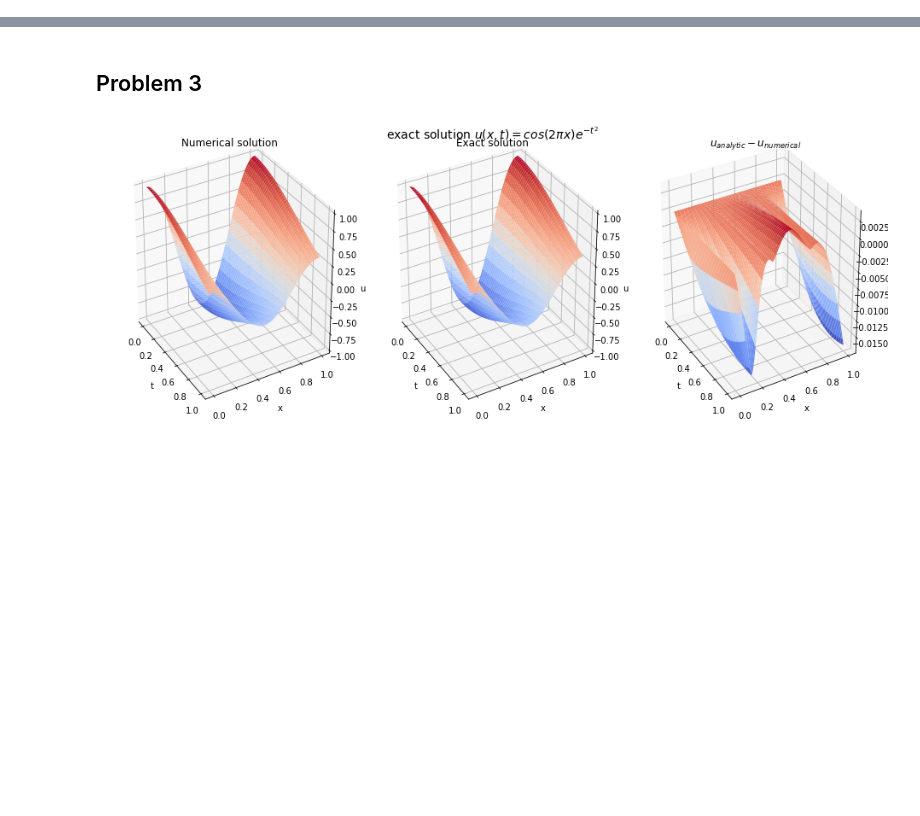
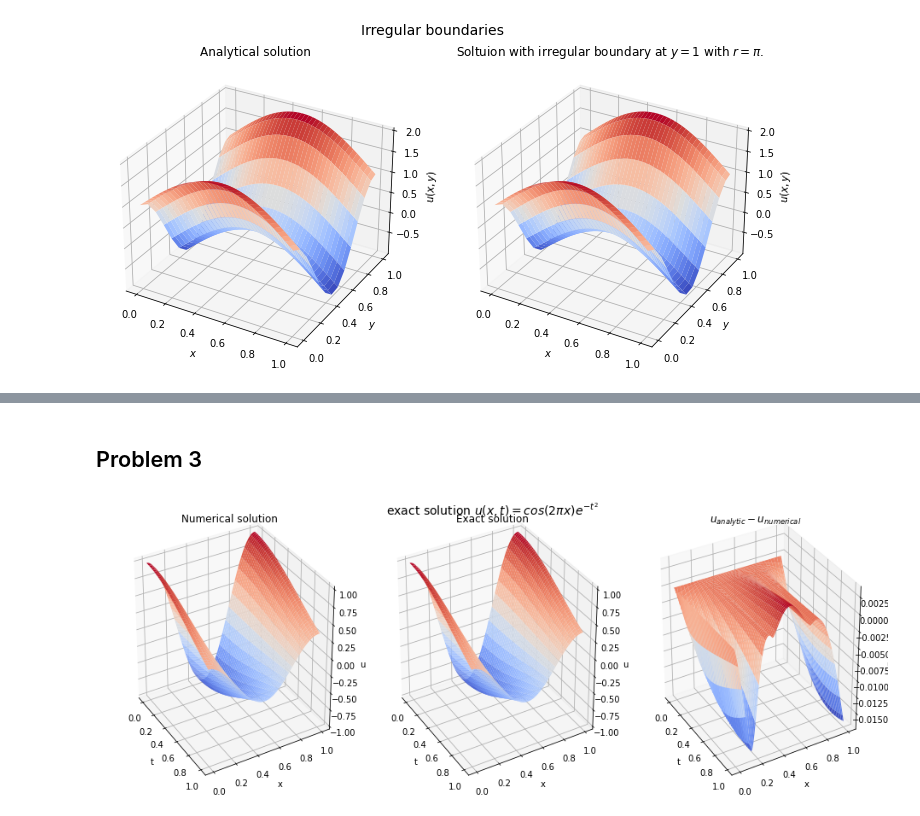
Before and after one commit to ulrikunneberg/numdiffprosj2, a Jupyter notebook: Hele prosjektet.ipynb, the cells around one changed output, grey strips where cells are left out. Saved outputs shown, nothing was run; the diff lists cells and outputs as text; code cells hidden in the pictures; blank space fills up the shorter version.

```diff
--- a/Hele prosjektet.ipynb
+++ b/Hele prosjektet.ipynb
@@ -8,0 +254,21 @@ from mpl_toolkits.mplot3d import Axes3D
+# %%
+xx1, yy1, U_1d1 = solve_Fourier_1d(h_heat_prob1c, g_func_prob1c, a=1, r=np.pi, M=40)
+#xx2, yy2, U_1d2 = solve_Fourier_1d(h_heat_prob1c, g_func_prob1c, a=1, r=np.sqrt(2), M=100)
+
+U_1d_analytical = np.sin(np.pi*xx1) + np.cos(2*np.pi*yy1)
+
+fig, ax = plt.subplots(nrows=1, ncols=2, figsize=(10, 5), subplot_kw={"projection": "3d"})
+ax[0].plot_surface(xx1, yy1, U_1d_analytical , cmap=cm.coolwarm)
+ax[1].plot_surface(xx1, yy1,U_1d1 , cmap=cm.coolwarm)
+fig.suptitle(r'Irregular boundaries', fontsize=14)
+ax[0].set_xlabel('$x$')
+ax[0].set_ylabel('$y$')
+ax[0].set_zlabel('$u(x,y)$')
+ax[0].set_title(r'Analytical solution')
+ax[1].set_xlabel('$x$')
+ax[1].set_ylabel('$y$')
+ax[1].set_zlabel('$u(x,y)$')
+ax[1].set_title(r'Soltuion with irregular boundary at $y=1$ with $r=\pi$.')
+fig.tight_layout()
+# %% [output]
+[figure, added]
```
Also changed, not shown: parts of 9 cells of this notebook, 5 other files.
